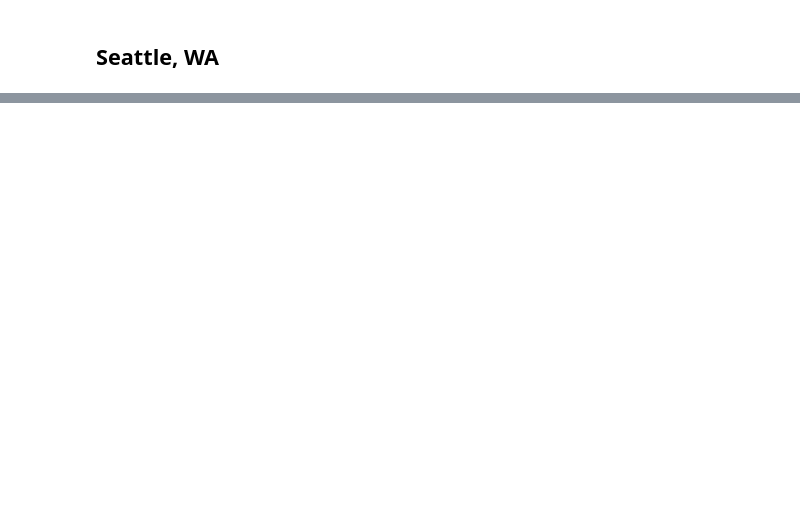
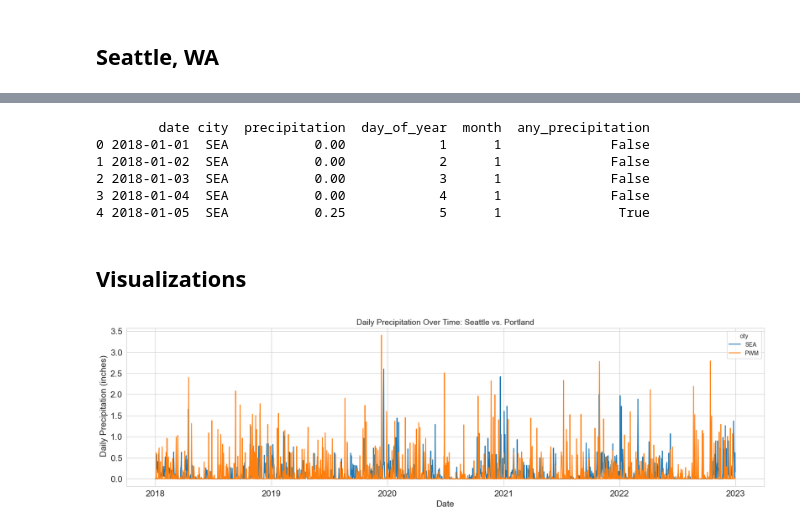
Before and after one commit to TravisStPeterSU/weather, a Jupyter notebook: code/Weather_Data.ipynb, the cells around one changed output, grey strips where cells are left out. Drawn from its saved outputs; the diff is of its cells as text; code cells hidden in the pictures; blank space fills up the shorter version.

```diff
--- a/code/Weather_Data.ipynb
+++ b/code/Weather_Data.ipynb
@@ -57,0 +265,4 @@ df_sea.shape
+# %%
+indices = np.where(df['precipitation'].isna() == True)[0]
+
+print(indices)
@@ -57,0 +284,5 @@ df_sea.shape
+# %%
+for index in indices:
+    df.loc[index, 'precipitation'] = mean_day_precipitation.loc[df.loc[index, 'day_of_year']].values[0]
+
+print(df.isna().sum())
@@ -57,0 +320,8 @@ df_sea.shape
+# %%
+# Precipitation by month
+df['month'] = pd.DatetimeIndex(df['date']).month
+
+print(df.head())
+print()
+
+print(df['month'].unique())
@@ -57,0 +358,28 @@ df_sea.shape
+# %%
+# Days with precipitation (proportion)
+df['any_precipitation'] = df['precipitation'] > 0
+
+print(df.head())
+# %% [output]
+        date city  precipitation  day_of_year  month  any_precipitation
+0 2018-01-01  SEA           0.00            1      1              False
+1 2018-01-02  SEA           0.00            2      1              False
+2 2018-01-03  SEA           0.00            3      1              False
+3 2018-01-04  SEA           0.00            4      1              False
+4 2018-01-05  SEA           0.25            5      1               True
+# %% [markdown]
+## Visualizations
+# %%
+# Daily Precipitation Over Time: Seattle vs. Portland
+plt.figure(figsize = (20, 5))
+
+sns.lineplot(data =  df, x = 'date', y = 'precipitation', hue = 'city')
+
+plt.title("Daily Precipitation Over Time: Seattle vs. Portland", fontsize=14)
+plt.xlabel("Date", fontsize = 15)
+plt.ylabel(" Daily Precipitation (inches)", fontsize = 15)
+
+plt.tick_params(labelsize = 15)
+plt.show()
+# %% [output]
+[figure, added]
```
Also changed, not shown: parts of 56 cells of this notebook, 3 other files.
